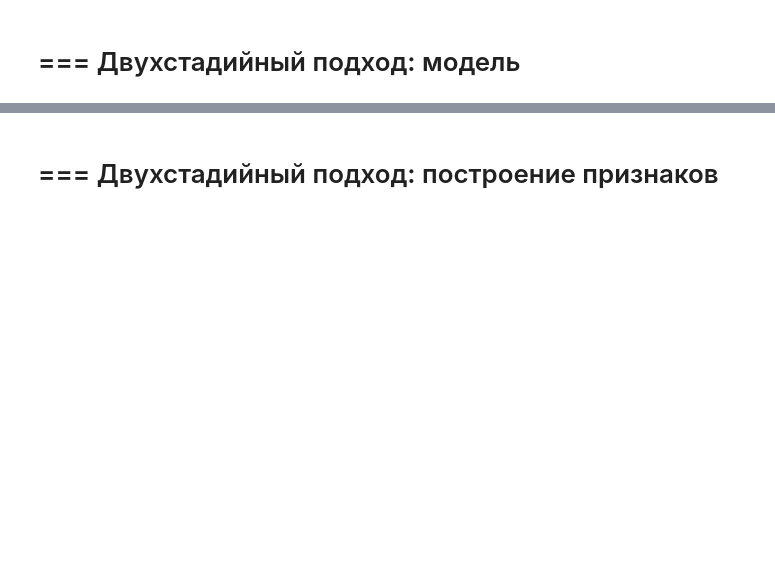
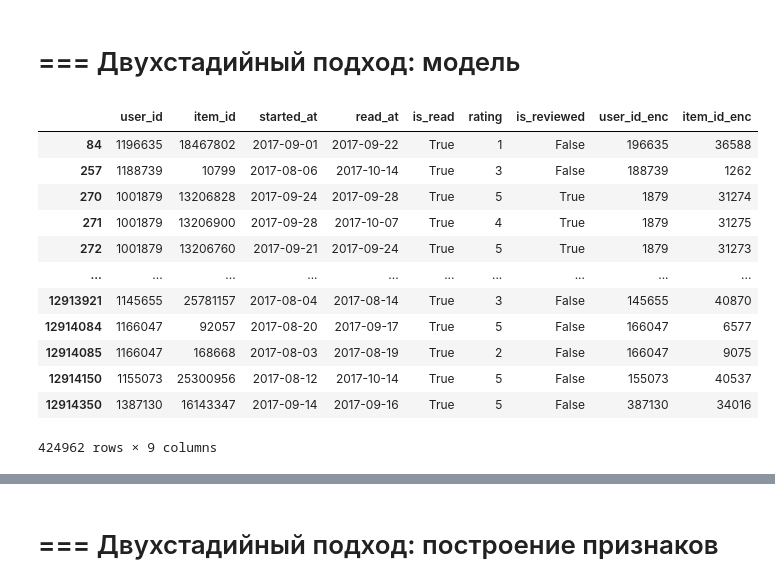
Before and after one commit to silency312/mle-recsys, a Jupyter notebook: main_offline.ipynb, the cells around one changed output, grey strips where cells are left out. Cells and saved outputs as stored; diff of their text form; code cells hidden in the pictures; blank space fills up the shorter version.

```diff
--- a/main_offline.ipynb
+++ b/main_offline.ipynb
@@ -436,0 +922,3 @@ display(recs)
+# %%
+items = pd.read_parquet('items.par')
+events = pd.read_parquet('events.par')
@@ -436,0 +931,29 @@ display(recs)
+# %%
+import scipy
+import sklearn.preprocessing
+
+# зададим точку разбиения
+train_test_global_time_split_date = pd.to_datetime("2017-08-01").date()
+
+train_test_global_time_split_idx = events["started_at"] < train_test_global_time_split_date
+events_train = events[train_test_global_time_split_idx]
+events_test = events[~train_test_global_time_split_idx]
+
+# количество пользователей в train и test
+users_train = events_train["user_id"].drop_duplicates()
+users_test = events_test["user_id"].drop_duplicates()
+
+# перекодируем идентификаторы пользователей:
+# из имеющихся в последовательность 0, 1, 2, ...
+user_encoder = sklearn.preprocessing.LabelEncoder()
+user_encoder.fit(events["user_id"])
+events_train["user_id_enc"] = user_encoder.transform(events_train["user_id"])
+events_test["user_id_enc"] = user_encoder.transform(events_test["user_id"])
+
+# перекодируем идентификаторы объектов:
+# из имеющихся в последовательность 0, 1, 2, ...
+item_encoder = sklearn.preprocessing.LabelEncoder()
+item_encoder.fit(items["item_id"])
+items["item_id_enc"] = item_encoder.transform(items["item_id"])
+events_train["item_id_enc"] = item_encoder.transform(events_train["item_id"])
+events_test["item_id_enc"] = item_encoder.transform(events_test["item_id"])
@@ -437,2 +1004,18 @@ display(recs)
 # %% [markdown]
 # === Двухстадийный подход: модель
+# %%
+display(events_test)
+# %% [output]
+|  | user_id | item_id | started_at | read_at | is_read | rating | is_reviewed | user_id_enc | item_id_enc |
+| 84 | 1196635 | 18467802 | 2017-09-01 | 2017-09-22 | True | 1 | False | 196635 | 36588 |
+| 257 | 1188739 | 10799 | 2017-08-06 | 2017-10-14 | True | 3 | False | 188739 | 1262 |
+| 270 | 1001879 | 13206828 | 2017-09-24 | 2017-09-28 | True | 5 | True | 1879 | 31274 |
+| 271 | 1001879 | 13206900 | 2017-09-28 | 2017-10-07 | True | 4 | True | 1879 | 31275 |
+| 272 | 1001879 | 13206760 | 2017-09-21 | 2017-09-24 | True | 5 | True | 1879 | 31273 |
+| ... | ... | ... | ... | ... | ... | ... | ... | ... | ... |
+| 12913921 | 1145655 | 25781157 | 2017-08-04 | 2017-08-14 | True | 3 | False | 145655 | 40870 |
+| 12914084 | 1166047 | 92057 | 2017-08-20 | 2017-09-17 | True | 5 | False | 166047 | 6577 |
+| 12914085 | 1166047 | 168668 | 2017-08-03 | 2017-08-19 | True | 2 | False | 166047 | 9075 |
+| 12914150 | 1155073 | 25300956 | 2017-08-12 | 2017-10-14 | True | 5 | False | 155073 | 40537 |
+| 12914350 | 1387130 | 16143347 | 2017-09-14 | 2017-09-16 | True | 5 | False | 387130 | 34016 |
+424962 rows × 9 columns
```
Also changed, not shown: parts of 54 cells of this notebook, 22 other files.
